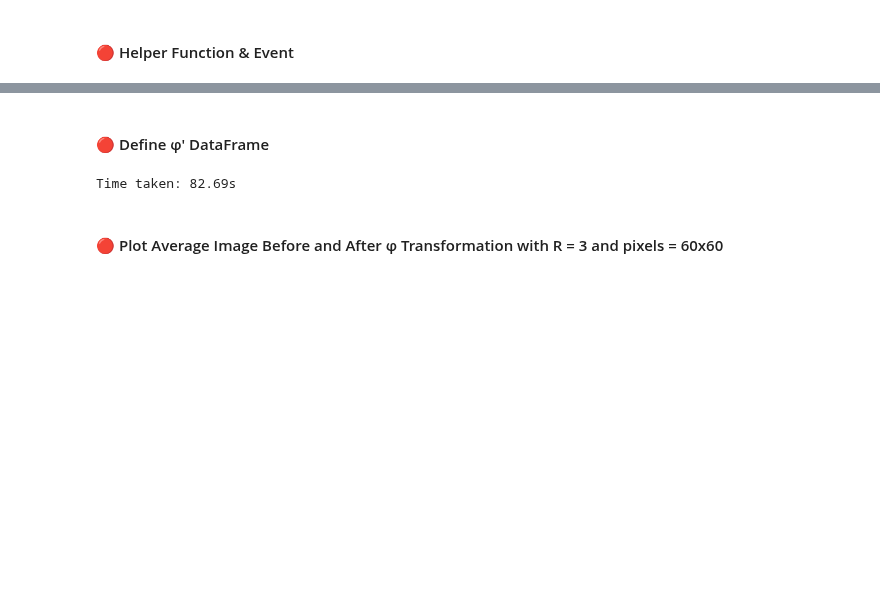
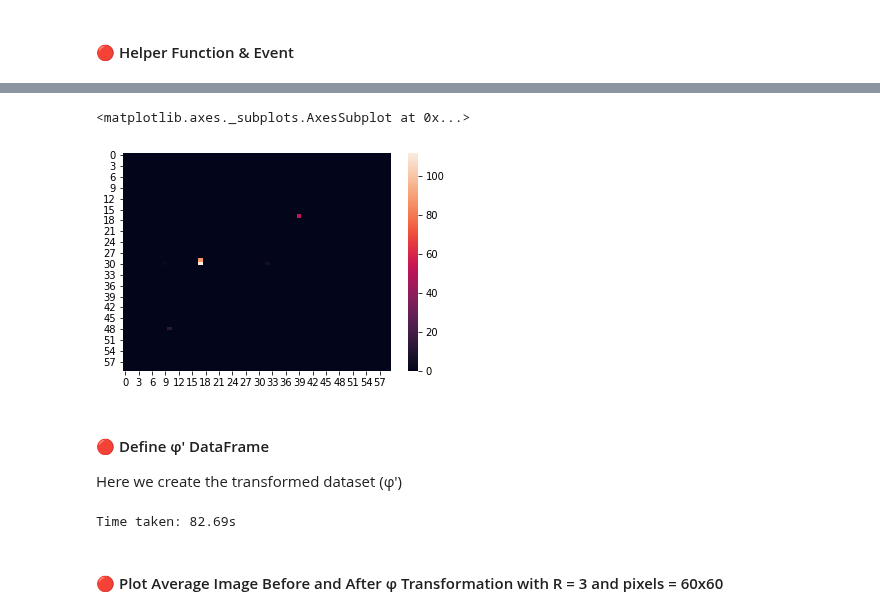
Before and after one commit to johngeorgousis/jet-classifier, a Jupyter notebook: MAIN.ipynb, the cells around one changed output, grey strips where cells are left out. Cells and saved outputs as stored; diff of their text form; code cells hidden in the pictures; blank space fills up the shorter version.

```diff
--- a/MAIN.ipynb
+++ b/MAIN.ipynb
@@ -434,7 +469,7 @@ This has the effect of making the φ (corresponding to the max pT for that row)
 # %% [markdown]
 #### 🔴 Helper Function & Event
 # %%
-def f_transform(event1, max123, output='event'):
+def f_transform(event1, max123, output='event', R=1.5, pixels=60):
 
     '''
     event1: the event (row) to be transformed
@@ -504,5 +555,13 @@ def f_transform(event1, max123, output='event'):
+# %%
+# Example using 3rd event (return image)
+image = f_transform(mydata_prep.iloc[2], max123, output='image')
+sns.heatmap(image)
+# %% [output]
+<matplotlib.axes._subplots.AxesSubplot at 0x...>
+[figure, added]
 # %% [markdown]
 #### 🔴 Define φ' DataFrame
+Here we create the transformed dataset (φ')
 # %%
 ftrans = []
 
```
Also changed, not shown: parts of 16 cells of this notebook.
